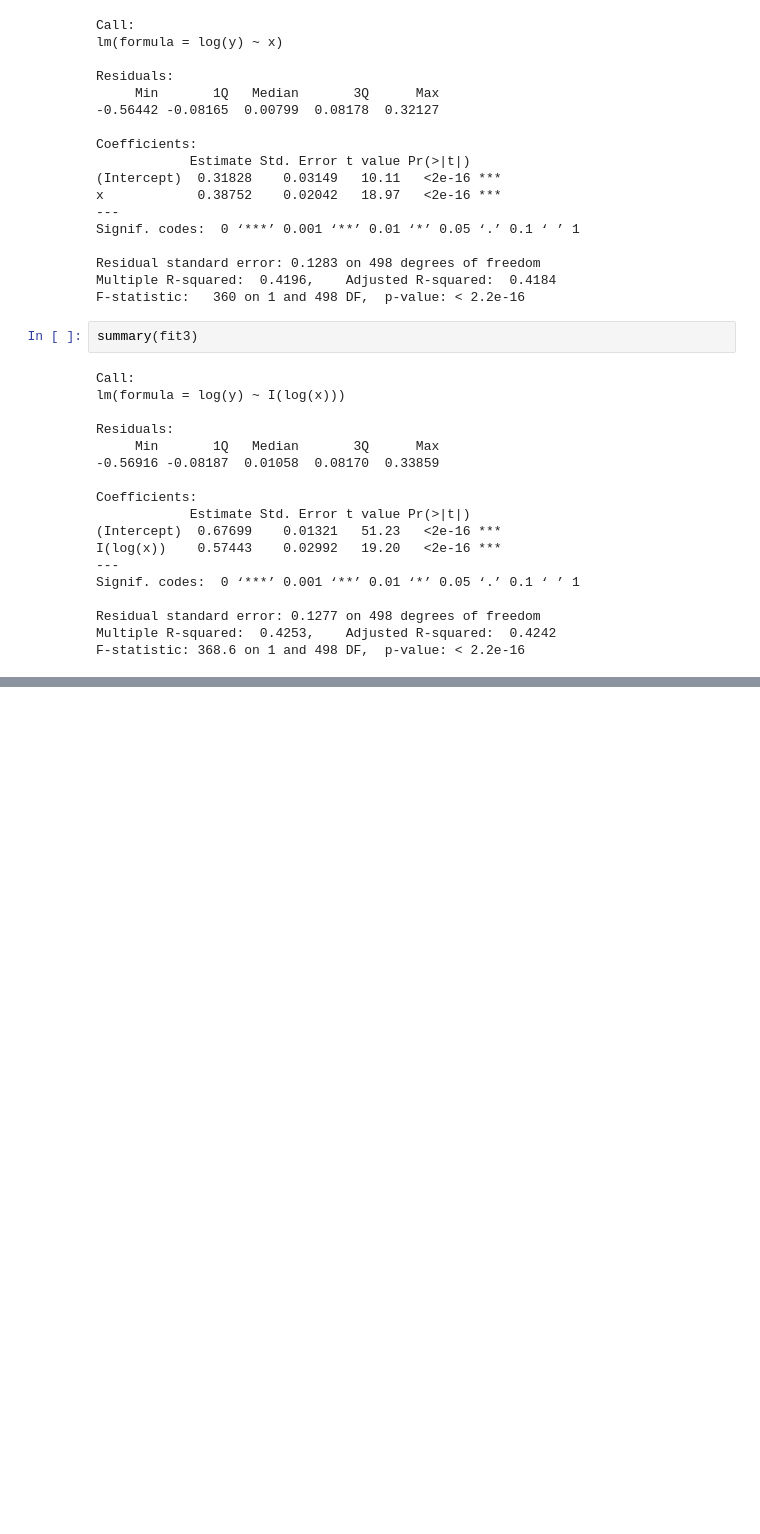
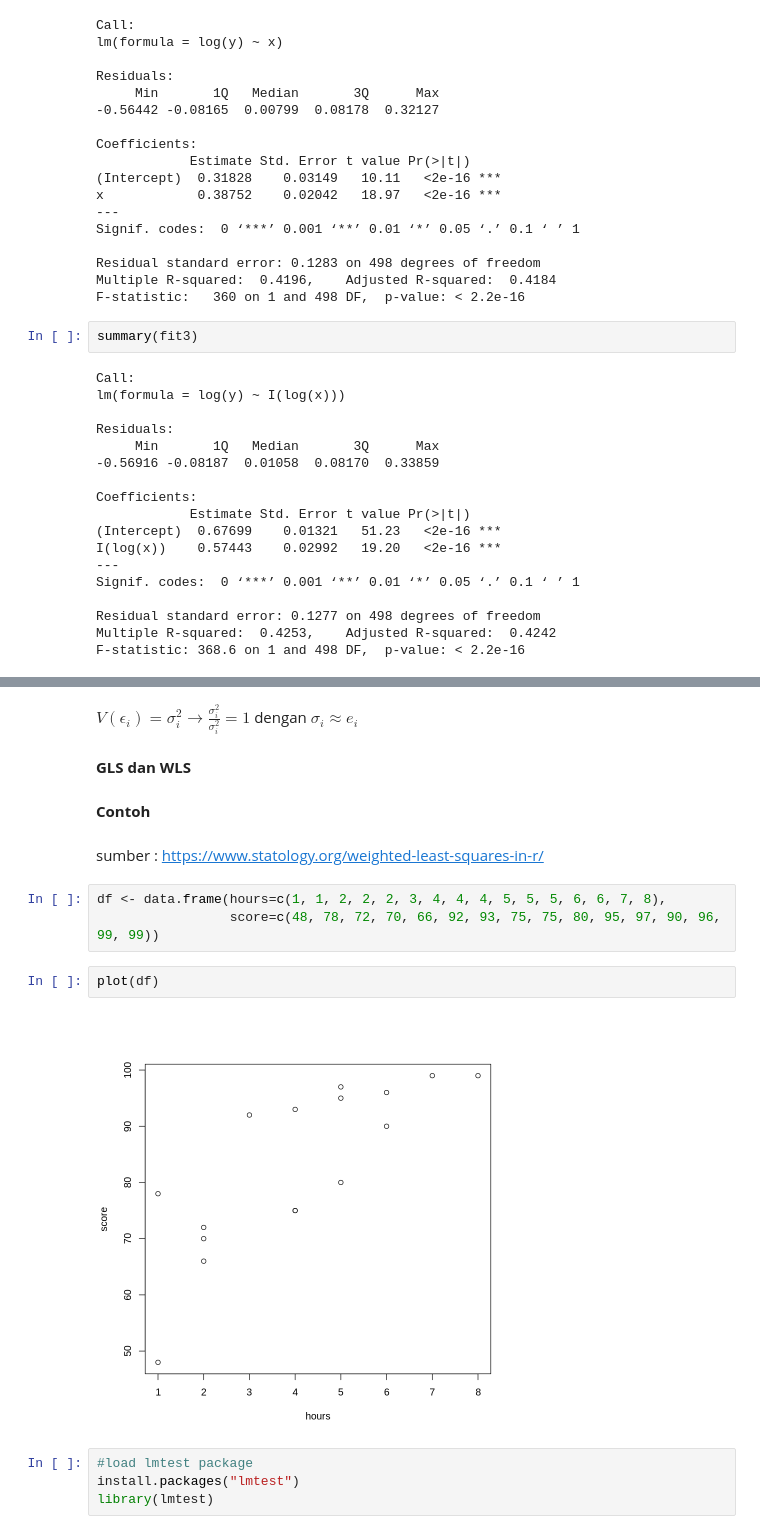
Before and after one commit to JuzmaFR/Analisis-Regresi-Catatan-Kuliah, a Jupyter notebook: Analisis_Regresi.ipynb, the cells around one changed output, grey strips where cells are left out. Saved outputs shown, nothing was run; the diff lists cells and outputs as text; blank space fills up the shorter version.

```diff
--- a/Analisis_Regresi.ipynb
+++ b/Analisis_Regresi.ipynb
@@ -1580,0 +1591,19 @@ F-statistic: 368.6 on 1 and 498 DF,  p-value: < 2.2e-16
+# %% [markdown]
+$V(\epsilon_i) = \sigma^2_i \rightarrow \frac{\sigma^2_i}{\sigma^2_i} =1$ dengan $\sigma_i \approx e_i$
+# %% [markdown]
+**GLS dan WLS**
+# %% [markdown]
+**Contoh**
+# %% [markdown]
+sumber : https://www.statology.org/weighted-least-squares-in-r/
+# %%
+df <- data.frame(hours=c(1, 1, 2, 2, 2, 3, 4, 4, 4, 5, 5, 5, 6, 6, 7, 8),
+                 score=c(48, 78, 72, 70, 66, 92, 93, 75, 75, 80, 95, 97, 90, 96, 99, 99))
+# %%
+plot(df)
+# %% [output]
+[figure, added]
+# %%
+#load lmtest package
+install.packages("lmtest")
+library(lmtest)
```
Also changed, not shown: parts of 9 cells of this notebook.
